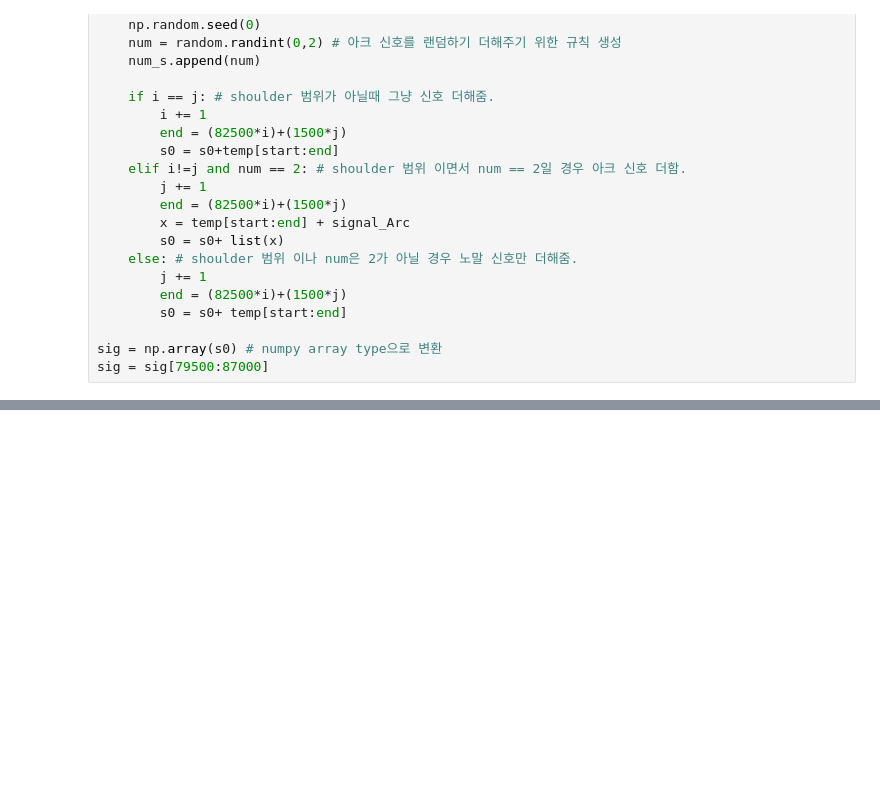
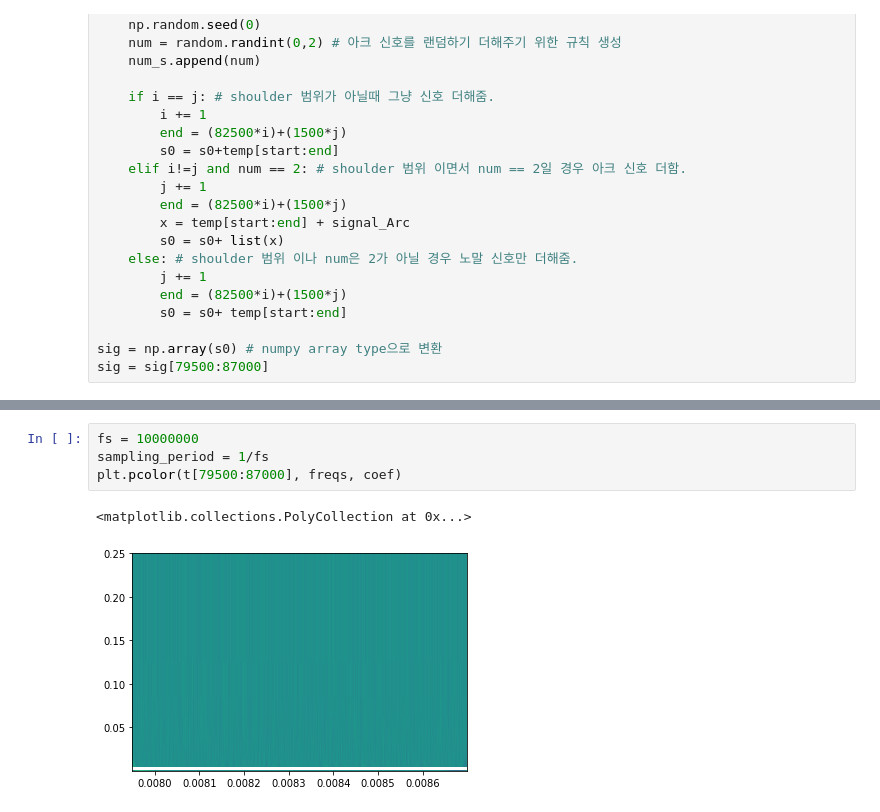
Before and after one commit to blue-monkey0/SideProject, a Jupyter notebook: Arc-Fault/wavelet_transform.ipynb, the cells around one changed output, grey strips where cells are left out. Drawn from its saved outputs; the diff is of its cells as text; blank space fills up the shorter version.

```diff
--- a/Arc-Fault/wavelet_transform.ipynb
+++ b/Arc-Fault/wavelet_transform.ipynb
@@ -328,0 +279,7 @@ plt.show()
+# %%
+fs = 10000000
+sampling_period = 1/fs
+plt.pcolor(t[79500:87000], freqs, coef)
+# %% [output]
+<matplotlib.collections.PolyCollection at 0x...>
+[figure, added]
```
Also changed, not shown: parts of 7 cells of this notebook.
